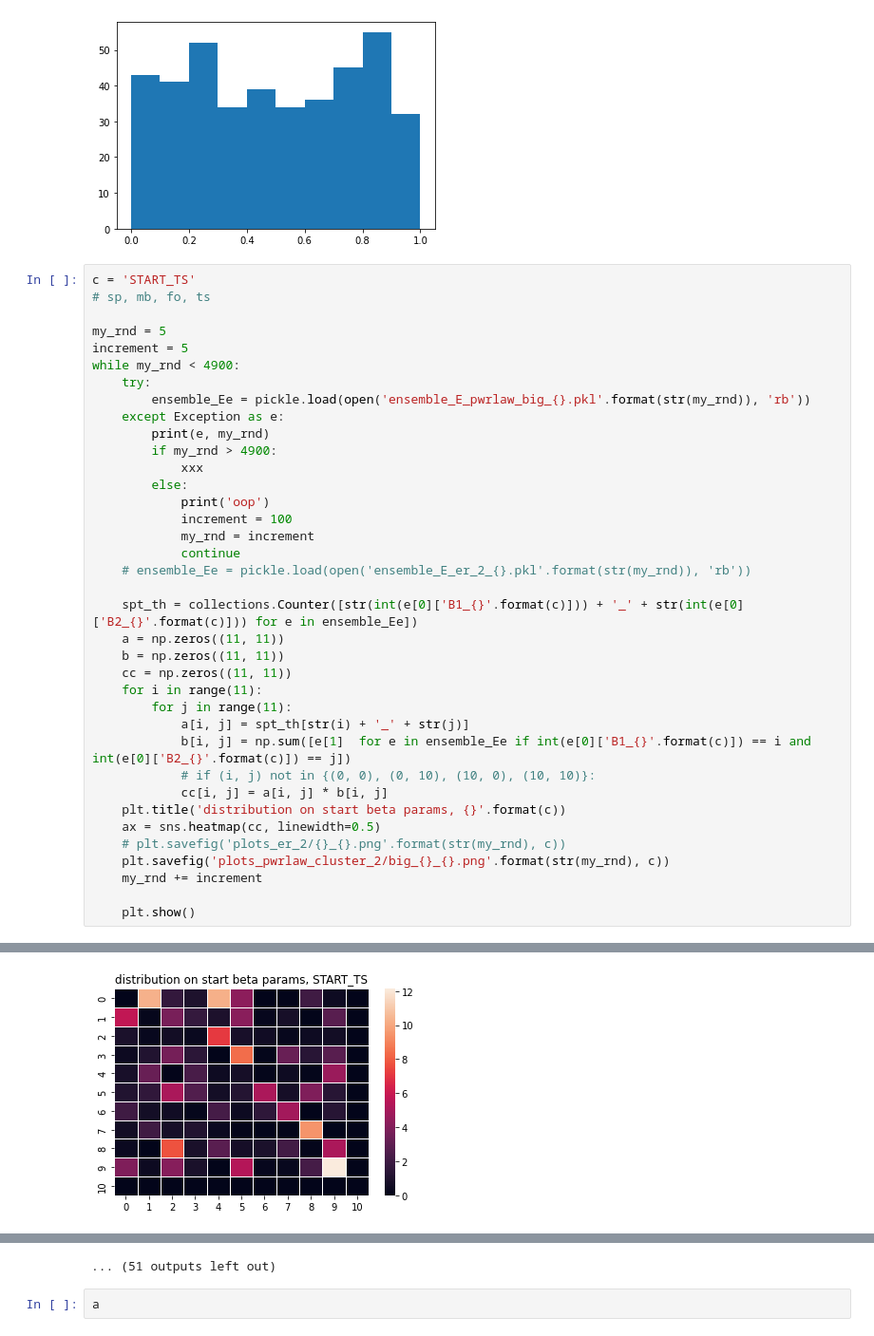
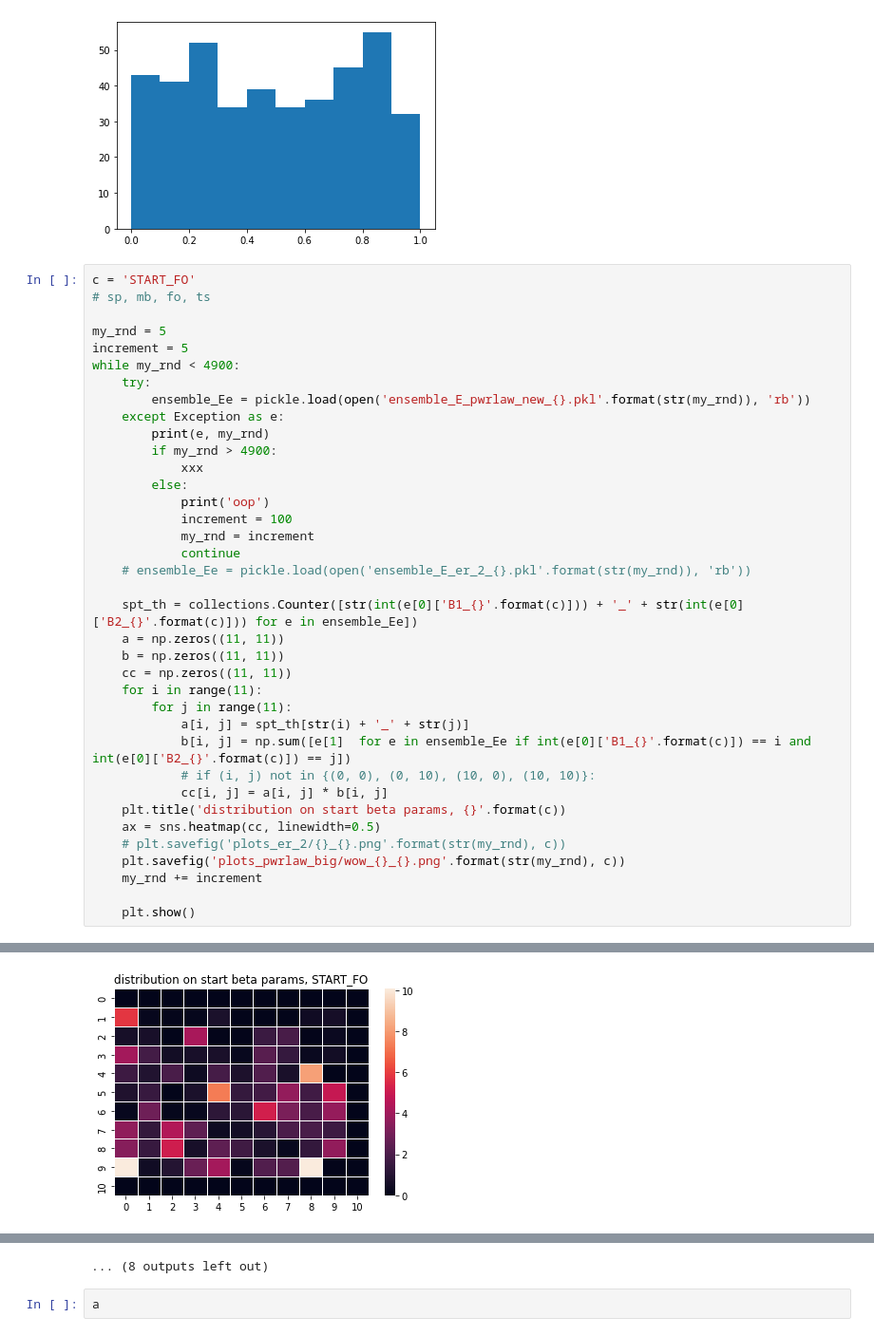
Before and after one commit to asmithh/bayesian-crap, a Jupyter notebook: bayesian things.ipynb, the cells around one changed output, grey strips where cells are left out. Shown at 95% size. Saved outputs shown, nothing was run; the diff lists cells and outputs as text.

Commit message:
new plots with bad params

```diff
--- a/bayesian things.ipynb
+++ b/bayesian things.ipynb
@@ -388,14 +388,14 @@ plt.show()
 # %% [output]
 [figure]
 # %%
-c = 'START_TS'
+c = 'START_FO'
 # sp, mb, fo, ts
 
 my_rnd = 5
 increment = 5
 while my_rnd < 4900:
     try:
-        ensemble_Ee = pickle.load(open('ensemble_E_pwrlaw_big_{}.pkl'.format(str(my_rnd)), 'rb'))
+        ensemble_Ee = pickle.load(open('ensemble_E_pwrlaw_new_{}.pkl'.format(str(my_rnd)), 'rb'))
     except Exception as e:
         print(e, my_rnd)
         if my_rnd > 4900:
@@ -420,7 +420,7 @@ while my_rnd < 4900:
     plt.title('distribution on start beta params, {}'.format(c))
     ax = sns.heatmap(cc, linewidth=0.5)
     # plt.savefig('plots_er_2/{}_{}.png'.format(str(my_rnd), c))
-    plt.savefig('plots_pwrlaw_cluster_2/big_{}_{}.png'.format(str(my_rnd), c))
+    plt.savefig('plots_pwrlaw_big/wow_{}_{}.png'.format(str(my_rnd), c))
     my_rnd += increment
 
     plt.show()
@@ -429 +429 @@ while my_rnd < 4900:
-[figure, old version]
+[figure, new version]
@@ -440,4 +440,4 @@ while my_rnd < 4900:
-... (51 outputs left out)
+... (8 outputs left out)
 # %%
 a
 # %% [output]
```
Also changed, not shown: parts of 2 cells of this notebook, 6 other files.
